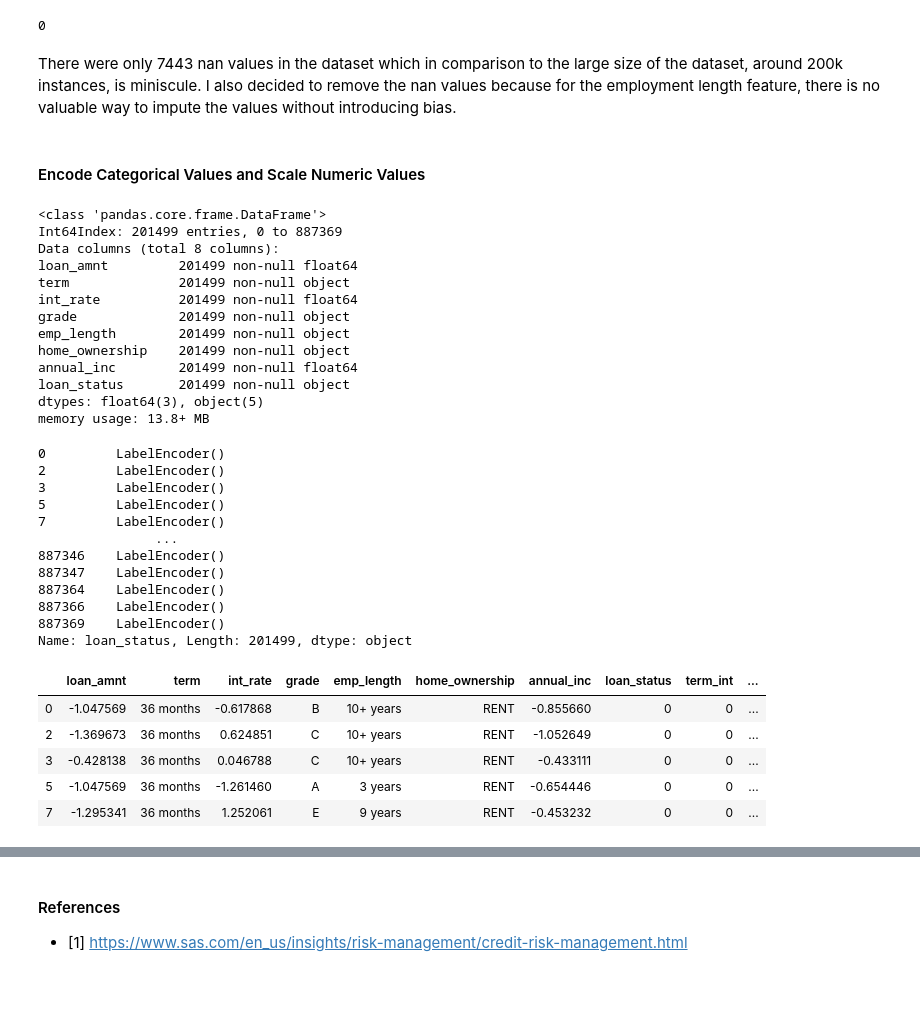
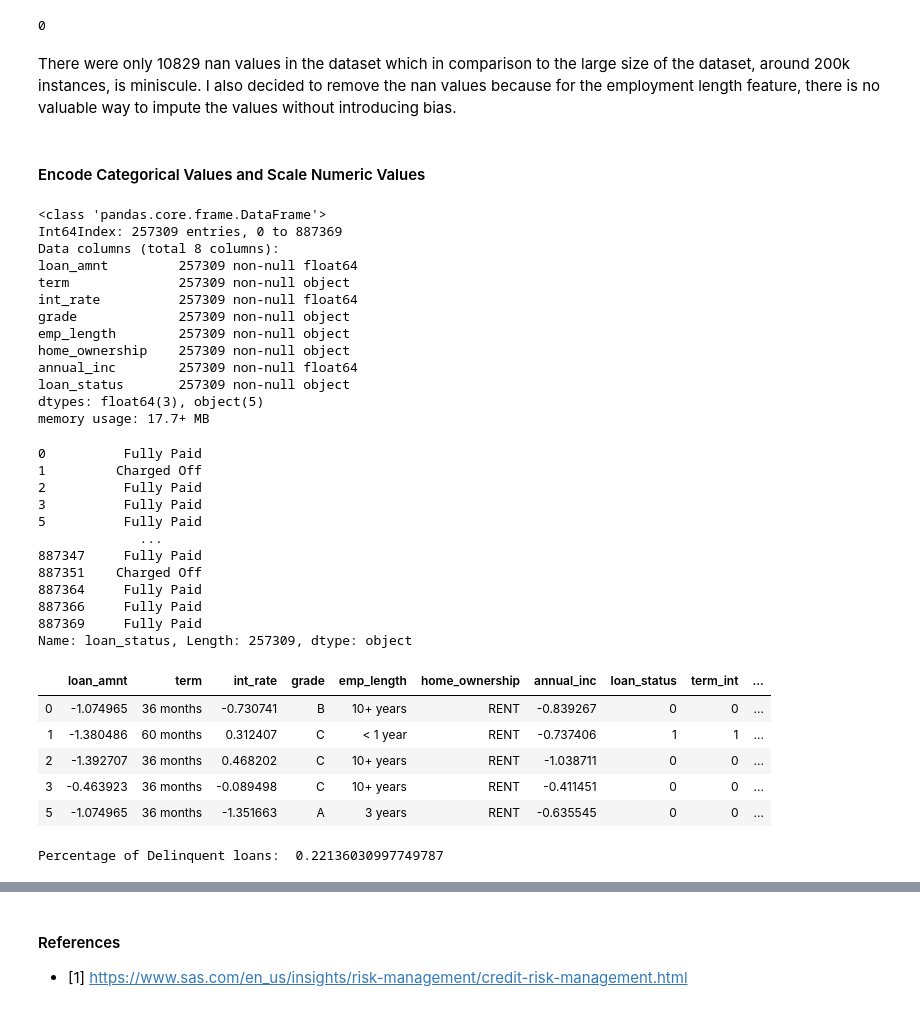
Before and after one commit to elilaird/CS7324-MachineLearning-Labs, a Jupyter notebook: Lab5/Lab5.ipynb, the cells around one changed output, grey strips where cells are left out. Saved outputs shown, nothing was run; the diff lists cells and outputs as text; code cells hidden in the pictures.

Commit message:
Finished data split and feature cross products

```diff
--- a/Lab5/Lab5.ipynb
+++ b/Lab5/Lab5.ipynb
@@ -152,5 +152,5 @@ Name: loan_status, dtype: int64
 # %%
-loan_status = ['Default','Fully Paid']
+loan_status = ['Default','Fully Paid','Charged Off','Late (31-120 days)', 'Late (16-30 days)']
 loans_data = loans_data[loans_data['loan_status'].isin(loan_status)]
 
 loans_data['loan_status'].value_counts()
@@ -228,74 +231,79 @@ loans_data['emp_length'].isnull().sum()
 # %% [output]
 0
 # %% [markdown]
-There were only 7443 nan values in the dataset which in comparison to the large size of the dataset, around 200k instances, is miniscule. I also decided to remove the nan values because for the employment length feature, there is no valuable way to impute the values without introducing bias.
+There were only 10829 nan values in the dataset which in comparison to the large size of the dataset, around 200k instances, is miniscule. I also decided to remove the nan values because for the employment length feature, there is no valuable way to impute the values without introducing bias.
 # %% [markdown]
 #### Encode Categorical Values and Scale Numeric Values
 # %%
 loans_data.info()
 # %% [output]
 <class 'pandas.core.frame.DataFrame'>
-Int64Index: 201499 entries, 0 to 887369
+Int64Index: 257309 entries, 0 to 887369
 Data columns (total 8 columns):
-loan_amnt         201499 non-null float64
-term              201499 non-null object
-int_rate          201499 non-null float64
-grade             201499 non-null object
-emp_length        201499 non-null object
-home_ownership    201499 non-null object
-annual_inc        201499 non-null float64
-loan_status       201499 non-null object
+loan_amnt         257309 non-null float64
+term              257309 non-null object
+int_rate          257309 non-null float64
+grade             257309 non-null object
+emp_length        257309 non-null object
+home_ownership    257309 non-null object
+annual_inc        257309 non-null float64
+loan_status       257309 non-null object
 dtypes: float64(3), object(5)
-memory usage: 13.8+ MB
+memory usage: 17.7+ MB
 # %%
 loans_data['loan_status']
 # %% [output]
-0         LabelEncoder()
-2         LabelEncoder()
-3         LabelEncoder()
-5         LabelEncoder()
-7         LabelEncoder()
-               ...
-887346    LabelEncoder()
-887347    LabelEncoder()
-887364    LabelEncoder()
-887366    LabelEncoder()
-887369    LabelEncoder()
-Name: loan_status, Length: 201499, dtype: object
+0          Fully Paid
+1         Charged Off
+2          Fully Paid
+3          Fully Paid
+5          Fully Paid
+             ...
+887347     Fully Paid
+887351    Charged Off
+887364     Fully Paid
+887366     Fully Paid
+887369     Fully Paid
+Name: loan_status, Length: 257309, dtype: object
 # %%
 from sklearn.preprocessing import LabelEncoder
 from sklearn.preprocessing import StandardScaler
 
 encoders = dict()
 cat_features = ['term','grade','emp_length','home_ownership']
 
 
 #encode target variable
-loan_status = {"loan_status": {"Default":1, "Fully Paid": 0}}
+loan_status = {"loan_status": {"Default":1,"Charged Off":1, "Late (31-120 days)":1, "Late (16-30 days)":1,
+                                                                                         "Fully Paid": 0}}
 loans_data.replace(loan_status, inplace=True)
 
 #train categorical encoders
 for col in cat_features:
     loans_data[col] = loans_data[col].str.strip()
 
     encoders[col] = LabelEncoder()
     loans_data[col+'_int'] = encoders[col].fit_transform(loans_data[col])
 
 #scale numeric values
 num_features = ['loan_amnt','int_rate','annual_inc']
 
 for col in num_features:
     loans_data[col] = loans_data[col].astype(np.float)
 
     ss = StandardScaler()
     loans_data[col] = ss.fit_transform(loans_data[col].values.reshape(-1,1))
 
 
 loans_data.head()
 # %% [output]
 |  | loan_amnt | term | int_rate | grade | emp_length | home_ownership | annual_inc | loan_status | term_int | ... |
-| 0 | -1.047569 | 36 months | -0.617868 | B | 10+ years | RENT | -0.855660 | 0 | 0 | ... |
-| 2 | -1.369673 | 36 months | 0.624851 | C | 10+ years | RENT | -1.052649 | 0 | 0 | ... |
-| 3 | -0.428138 | 36 months | 0.046788 | C | 10+ years | RENT | -0.433111 | 0 | 0 | ... |
-| 5 | -1.047569 | 36 months | -1.261460 | A | 3 years | RENT | -0.654446 | 0 | 0 | ... |
-| 7 | -1.295341 | 36 months | 1.252061 | E | 9 years | RENT | -0.453232 | 0 | 0 | ... |
+| 0 | -1.074965 | 36 months | -0.730741 | B | 10+ years | RENT | -0.839267 | 0 | 0 | ... |
+| 1 | -1.380486 | 60 months | 0.312407 | C | < 1 year | RENT | -0.737406 | 1 | 1 | ... |
+| 2 | -1.392707 | 36 months | 0.468202 | C | 10+ years | RENT | -1.038711 | 0 | 0 | ... |
+| 3 | -0.463923 | 36 months | -0.089498 | C | 10+ years | RENT | -0.411451 | 0 | 0 | ... |
+| 5 | -1.074965 | 36 months | -1.351663 | A | 3 years | RENT | -0.635545 | 0 | 0 | ... |
+# %%
+print("Percentage of Delinquent loans: ", len(loans_data[loans_data['loan_status'] == 1]) / len(loans_data))
+# %% [output]
+Percentage of Delinquent loans:  0.22136030997749787
```
Also changed, not shown: parts of 21 cells of this notebook.
